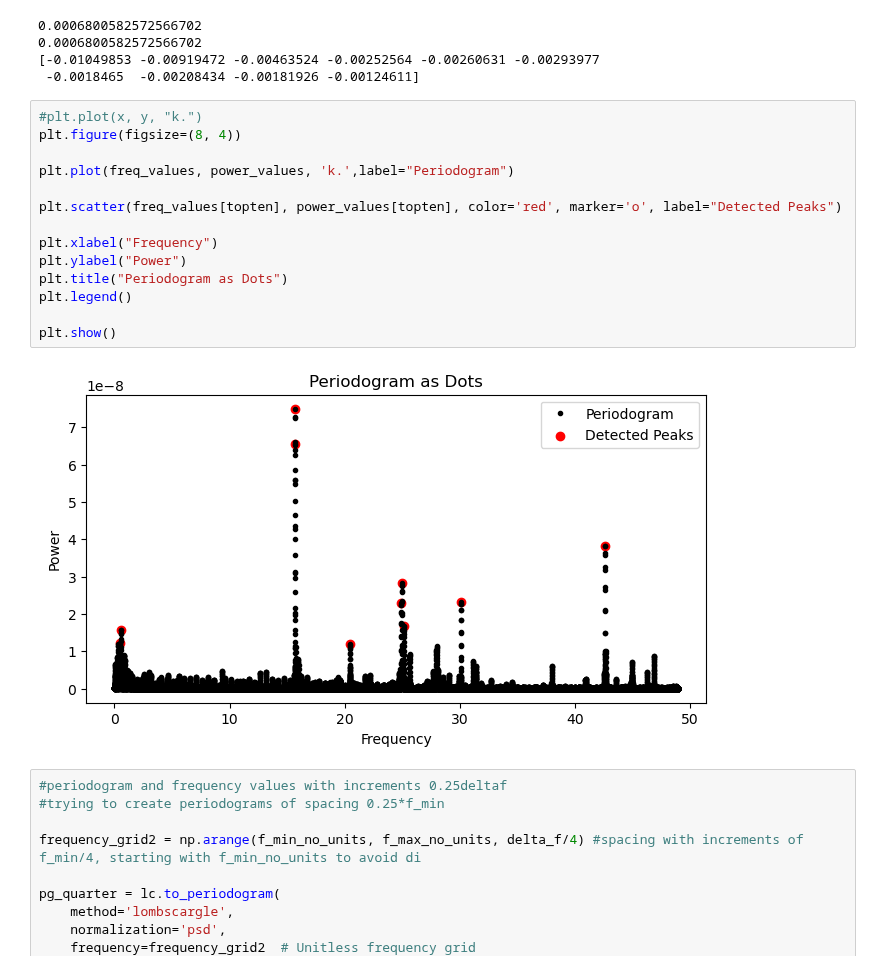
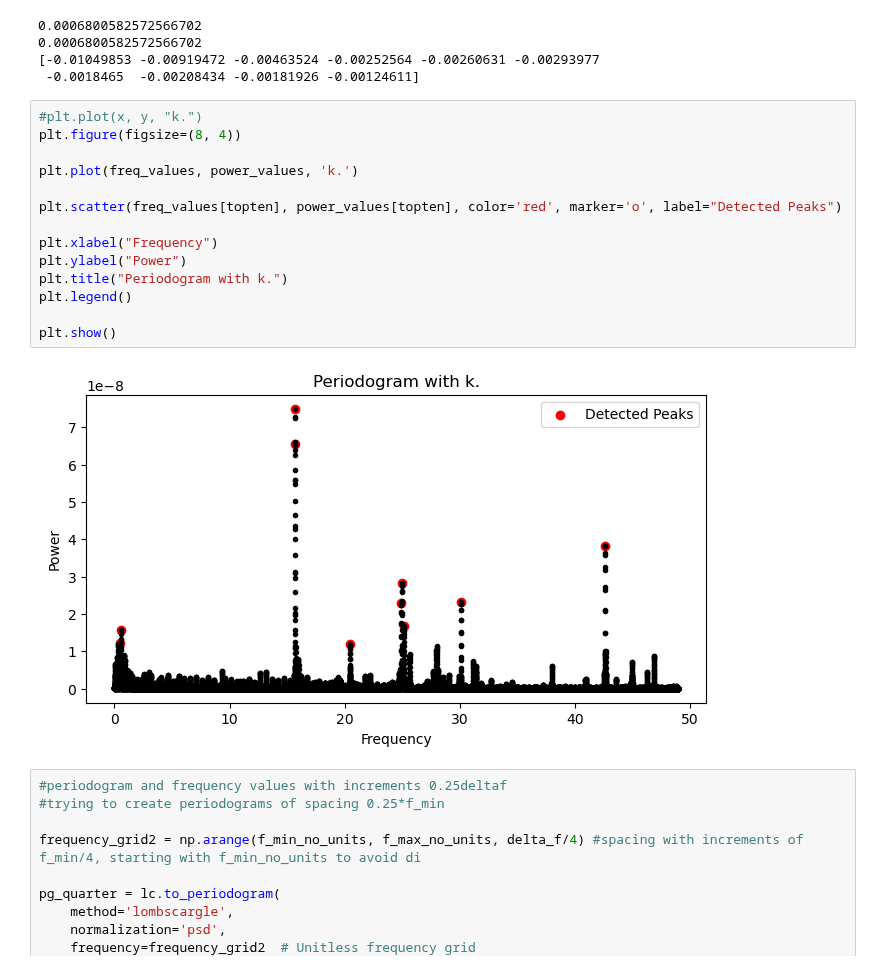
Before and after one commit to Hoggnation/cataloging_coherent_oscillators, a Jupyter notebook: threshold_function.ipynb, the cells around one changed output. Drawn from its saved outputs; the diff is of its cells as text.

```diff
--- a/threshold_function.ipynb
+++ b/threshold_function.ipynb
@@ -322,19 +322,19 @@ print(second_derivative)
 # %%
 #plt.plot(x, y, "k.")
 plt.figure(figsize=(8, 4))
 
-plt.plot(freq_values, power_values, 'k.',label="Periodogram")
+plt.plot(freq_values, power_values, 'k.')
 
 plt.scatter(freq_values[topten], power_values[topten], color='red', marker='o', label="Detected Peaks")
 
 plt.xlabel("Frequency")
 plt.ylabel("Power")
-plt.title("Periodogram as Dots")
+plt.title("Periodogram with k.")
 plt.legend()
 
 plt.show()
 # %% [output]
-[figure, old version]
+[figure, new version]
 # %%
 #periodogram and frequency values with increments 0.25deltaf
 #trying to create periodograms of spacing 0.25*f_min
```
Also changed, not shown: parts of 20 cells of this notebook.
